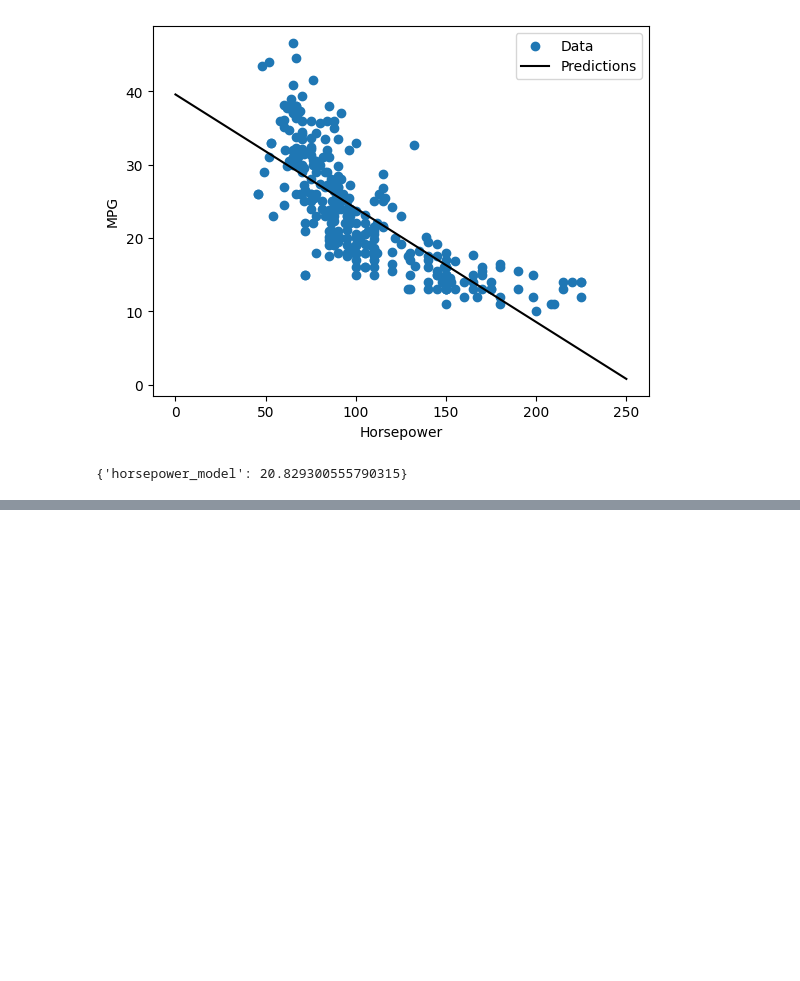
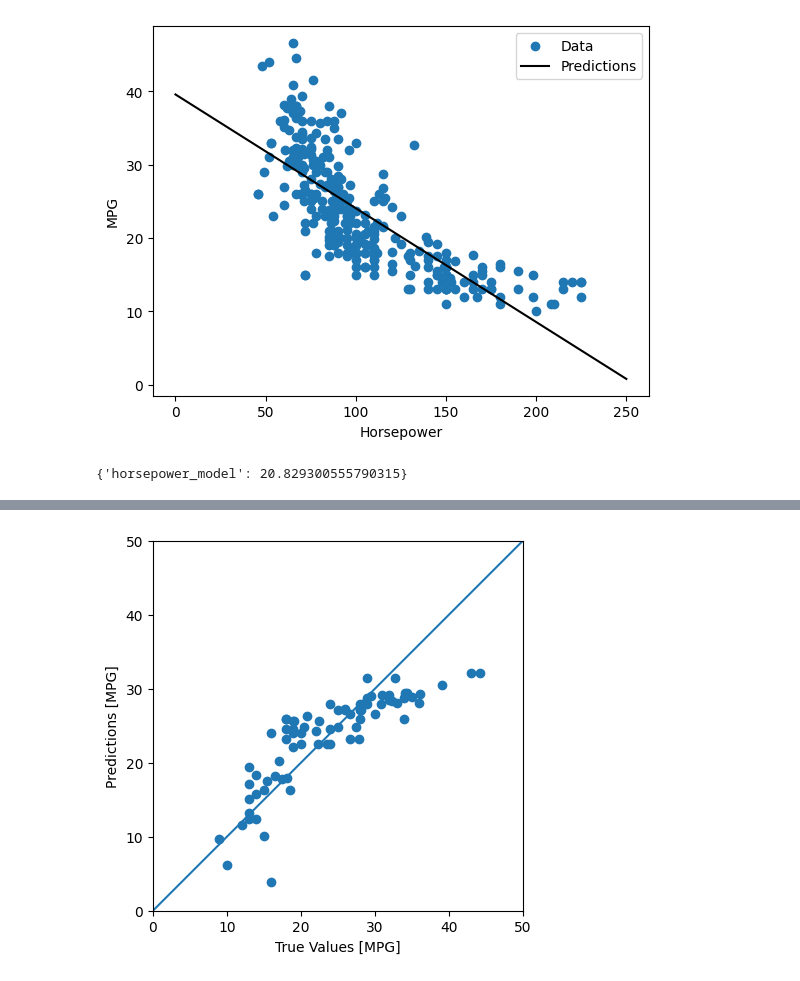
Before and after one commit to 2026-2-predictiva/std-andres-velez-velez, a Jupyter notebook: PRE_02_regresion_basica/notebooks/notebook.ipynb, the cells around one changed output, grey strips where cells are left out. Cells and saved outputs as stored; diff of their text form; code cells hidden in the pictures; blank space fills up the shorter version.

```diff
--- a/PRE_02_regresion_basica/notebooks/notebook.ipynb
+++ b/PRE_02_regresion_basica/notebooks/notebook.ipynb
@@ -286,0 +341,10 @@ test_results
+# %%
+test_predictions = linear_model.predict(standarized_test_features)
+
+
+plot_predictions(
+    y_true=test_labels,
+    y_pred=horsepower_model.predict(standarized_test_horsepower),
+)
+# %% [output]
+[figure, added]
```
Also changed, not shown: parts of 16 cells of this notebook, 2 other files.
